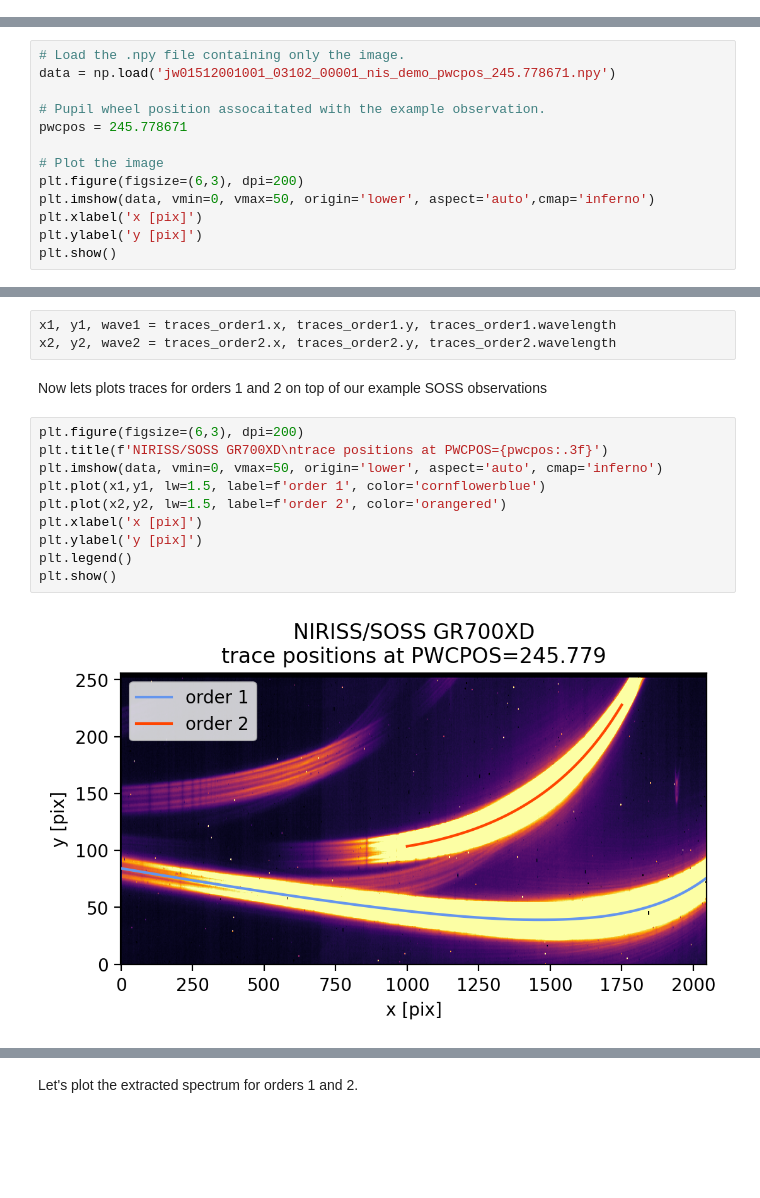
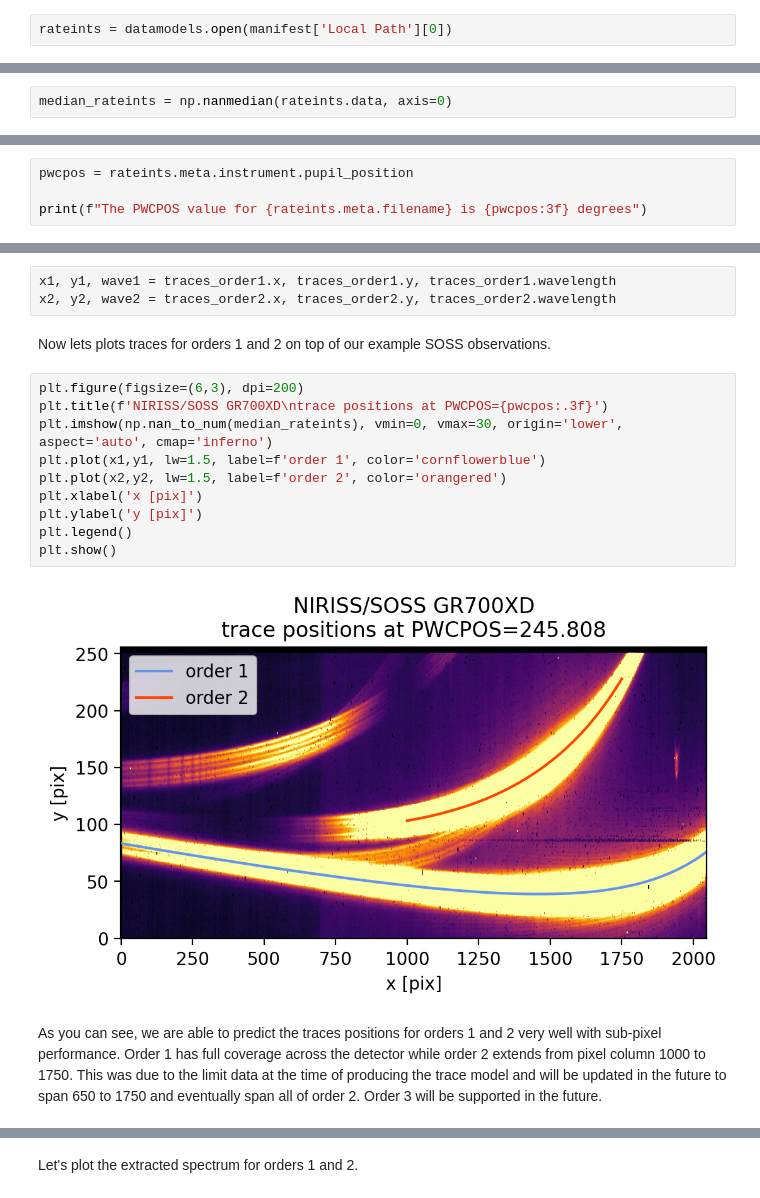
Before and after one commit to spacetelescope/pastasoss, a Jupyter notebook: notebooks/pastasoss_demo.ipynb, the cells around one changed output, grey strips where cells are left out. Drawn from its saved outputs; the diff is of its cells as text; blank space fills up the shorter version.

Commit message:
updating demo notebook to include astroquery data download

```diff
--- a/notebooks/pastasoss_demo.ipynb
+++ b/notebooks/pastasoss_demo.ipynb
@@ -12,0 +61,2 @@ import pastasoss
+# %%
+rateints = datamodels.open(manifest['Local Path'][0])
@@ -12,0 +69,2 @@ import pastasoss
+# %%
+median_rateints = np.nanmedian(rateints.data, axis=0)
@@ -12,0 +91,4 @@ import pastasoss
+# %%
+pwcpos = rateints.meta.instrument.pupil_position
+
+print(f"The PWCPOS value for {rateints.meta.filename} is {pwcpos:3f} degrees")
@@ -21,13 +123,0 @@ Let's begin by loading in the image for this demo:
-# %%
-# Load the .npy file containing only the image.
-data = np.load('jw01512001001_03102_00001_nis_demo_pwcpos_245.778671.npy')
-
-# Pupil wheel position assocaitated with the example observation.
-pwcpos = 245.778671
-
-# Plot the image
-plt.figure(figsize=(6,3), dpi=200)
-plt.imshow(data, vmin=0, vmax=50, origin='lower', aspect='auto',cmap='inferno')
-plt.xlabel('x [pix]')
-plt.ylabel('y [pix]')
-plt.show()
@@ -64,17 +152,19 @@ Next, lets plot our traces we just generated for this observation ontop of our i
 x1, y1, wave1 = traces_order1.x, traces_order1.y, traces_order1.wavelength
 x2, y2, wave2 = traces_order2.x, traces_order2.y, traces_order2.wavelength
 # %% [markdown]
-Now lets plots traces for orders 1 and 2 on top of our example SOSS observations
+Now lets plots traces for orders 1 and 2 on top of our example SOSS observations.
 # %%
 plt.figure(figsize=(6,3), dpi=200)
 plt.title(f'NIRISS/SOSS GR700XD\ntrace positions at PWCPOS={pwcpos:.3f}')
-plt.imshow(data, vmin=0, vmax=50, origin='lower', aspect='auto', cmap='inferno')
+plt.imshow(np.nan_to_num(median_rateints), vmin=0, vmax=30, origin='lower', aspect='auto', cmap='inferno')
 plt.plot(x1,y1, lw=1.5, label=f'order 1', color='cornflowerblue')
 plt.plot(x2,y2, lw=1.5, label=f'order 2', color='orangered')
 plt.xlabel('x [pix]')
 plt.ylabel('y [pix]')
 plt.legend()
 plt.show()
 # %% [output]
-[figure, old version]
+[figure, new version]
+# %% [markdown]
+As you can see, we are able to predict the traces positions for orders 1 and 2 very well with sub-pixel performance. Order 1 has full coverage across the detector while order 2 extends from pixel column 1000 to 1750. This was due to the limit data at the time of producing the trace model and will be updated in the future to span 650 to 1750 and eventually span all of order 2. Order 3 will be supported in the future.
 # %% [markdown]
```
Also changed, not shown: parts of 31 cells of this notebook.
